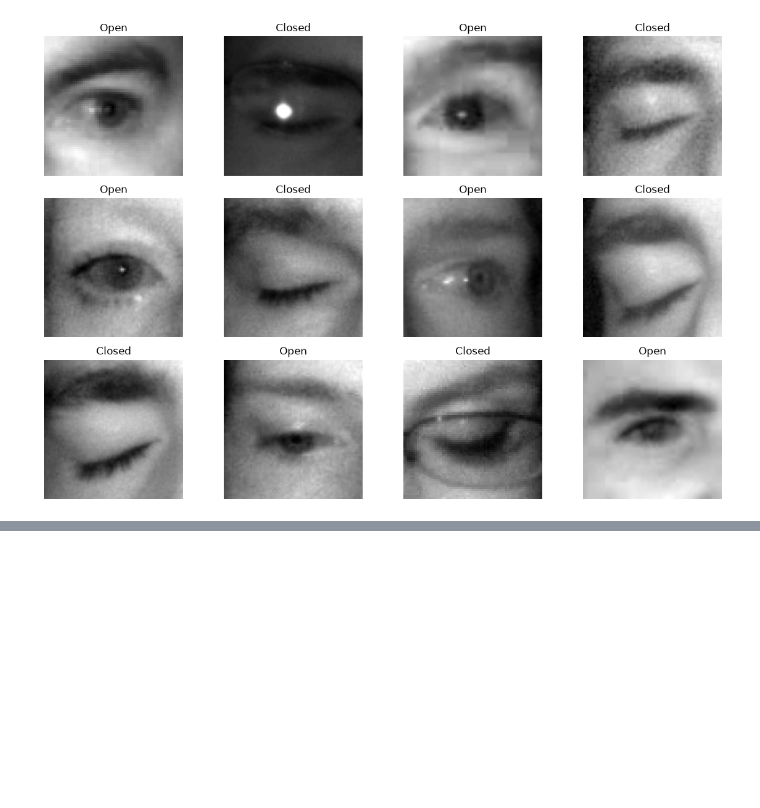
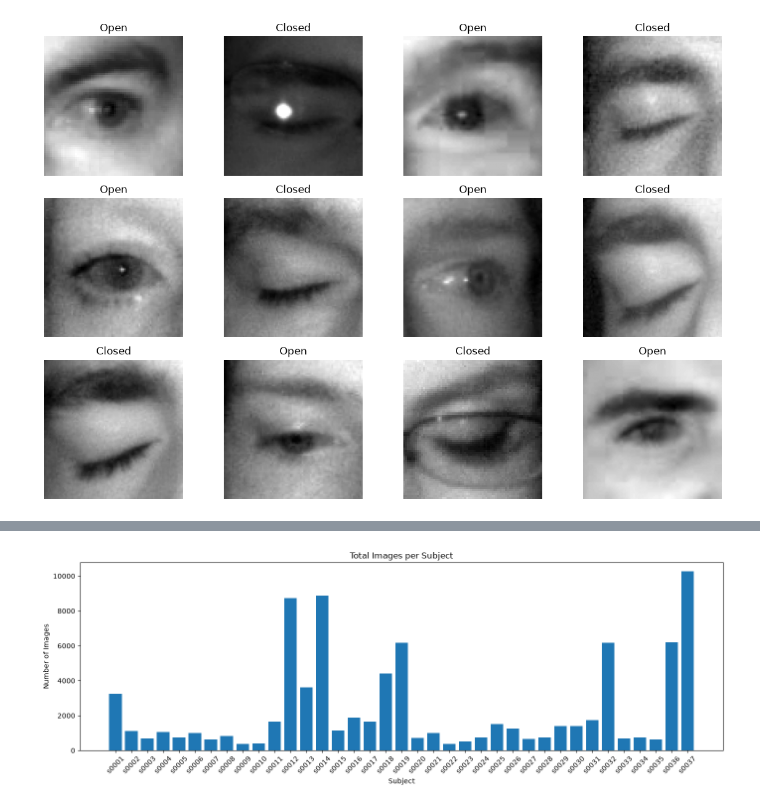
Before and after one commit to Anand-Patidar03/driver-drowsiness-detection, a Jupyter notebook: notebooks/01_dataset_analysis.ipynb, the cells around one changed output, grey strips where cells are left out. Saved outputs shown, nothing was run; the diff lists cells and outputs as text; code cells hidden in the pictures; blank space fills up the shorter version.

Commit message:
Complete the first notebook of dataset analysis

```diff
--- a/notebooks/01_dataset_analysis.ipynb
+++ b/notebooks/01_dataset_analysis.ipynb
@@ -136,0 +229,19 @@ plt.show()
+# %%
+# Aggregate statistics per subject
+subject_summary = df.groupby("subject").agg(
+    total_images=("eye_state", "count"),
+    open_eyes=("eye_state", lambda x: (x == 1).sum()),
+    closed_eyes=("eye_state", lambda x: (x == 0).sum()),
+    open_ratio=("eye_state", "mean"),
+    gender=("gender", "first"),
+    glasses=("glasses", lambda x: x.mode()[0]),
+    dominant_sensor=("sensor", lambda x: x.mode()[0])
+).reset_index()
+
+print(f"Total Unique Subjects: {len(subject_summary)}")
+print(f"Min images per subject: {subject_summary['total_images'].min()} ({subject_summary.loc[subject_summary['total_images'].idxmin(), 'subject']})")
+print(f"Max images per subject: {subject_summary['total_images'].max()} ({subject_summary.loc[subject_summary['total_images'].idxmax(), 'subject']})")
+print(f"Mean images per subject: {subject_summary['total_images'].mean():.1f}")
+print(f"Median images per subject: {subject_summary['total_images'].median():.1f}")
+
+display(subject_summary)
@@ -136,0 +271,78 @@ plt.show()
+# %%
+# 1. Total Images per Subject
+plt.figure(figsize=(14, 5))
+plt.bar(subject_summary["subject"], subject_summary["total_images"])
+plt.title("Total Images per Subject")
+plt.xlabel("Subject")
+plt.ylabel("Number of Images")
+plt.xticks(rotation=45)
+plt.tight_layout()
+plt.show()
+
+
+# 2. Open vs Closed Eyes per Subject
+plt.figure(figsize=(14, 5))
+plt.bar(subject_summary["subject"], subject_summary["closed_eyes"], label="Closed")
+plt.bar(subject_summary["subject"], subject_summary["open_eyes"],
+        bottom=subject_summary["closed_eyes"], label="Open")
+
+plt.title("Open vs Closed Eyes per Subject")
+plt.xlabel("Subject")
+plt.ylabel("Number of Images")
+plt.xticks(rotation=45)
+plt.legend()
+plt.tight_layout()
+plt.show()
+
+
+# 3–6. Other Subject Attributes
+fig, axes = plt.subplots(1, 4, figsize=(18, 4))
+
+# Gender
+gender_counts = subject_summary["gender"].map({
+    0: "Male",
+    1: "Female"
+}).value_counts()
+
+axes[0].bar(gender_counts.index, gender_counts.values)
+axes[0].set_title("Subjects by Gender")
+axes[0].set_ylabel("Number of Subjects")
+
+
+# Glasses
+glasses_counts = df["glasses"].map({
+    0: "No Glasses",
+    1: "Glasses"
+}).value_counts()
+
+axes[1].bar(glasses_counts.index, glasses_counts.values)
+axes[1].set_title("Images by Glasses")
+axes[1].set_ylabel("Number of Images")
+
+
+# Reflection
+reflection_counts = df["reflection"].map({
+    0: "None",
+    1: "Low",
+    2: "High"
+}).value_counts()
+
+axes[2].bar(reflection_counts.index, reflection_counts.values)
+axes[2].set_title("Images by Reflection")
+axes[2].set_ylabel("Number of Images")
+
+
+# Lighting
+lighting_counts = df["lighting"].map({
+    0: "Bad",
+    1: "Good"
+}).value_counts()
+
+axes[3].bar(lighting_counts.index, lighting_counts.values)
+axes[3].set_title("Images by Lighting")
+axes[3].set_ylabel("Number of Images")
+
+plt.tight_layout()
+plt.show()
+# %% [output]
+[figure, added]
```
Also changed, not shown: parts of 21 cells of this notebook.
